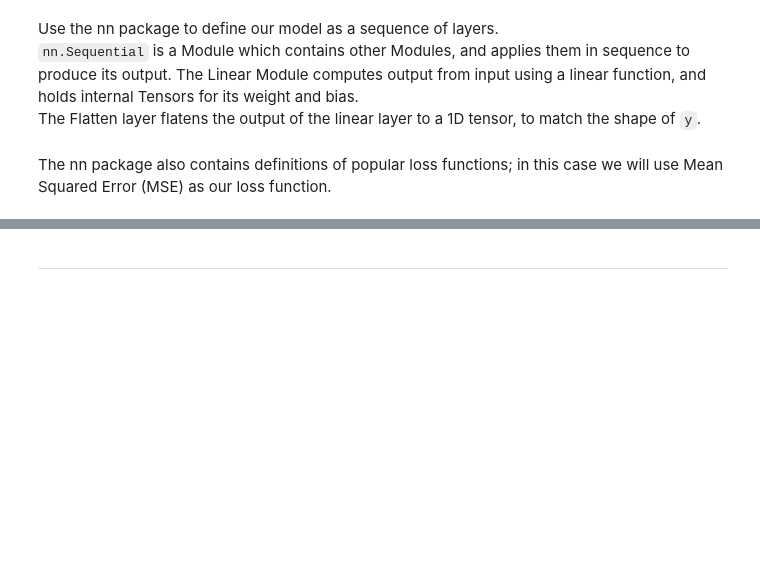
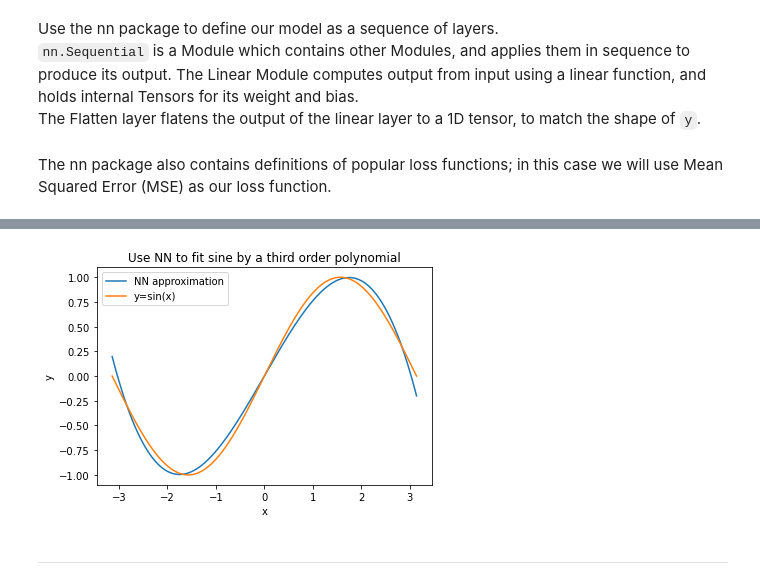
Before and after one commit to YuSun058/PyTorch-Tutorials, a Jupyter notebook: Examples/fit_sine_with_third_order_polynomial.ipynb, the cells around one changed output, grey strips where cells are left out. Saved outputs shown, nothing was run; the diff lists cells and outputs as text; code cells hidden in the pictures; blank space fills up the shorter version.

Commit message:
update fit sine function

```diff
--- a/Examples/fit_sine_with_third_order_polynomial.ipynb
+++ b/Examples/fit_sine_with_third_order_polynomial.ipynb
@@ -133,3 +133,21 @@ The third order polynomial aproximation of sine function is :
+# %%
+import matplotlib.pyplot as plt
+import numpy as np
+import math
+
+x_np = x.detach().numpy()
+y_pred_np = y_pred.detach().numpy()
+# %%
+plt.figure()
+plt.plot(x_np, y_pred_np, label='NN approximation')
+plt.plot(x_np, np.sin(x_np), label='y=sin(x)')
+plt.xlabel("x")
+plt.ylabel("y")
+plt.legend()
+plt.title("Use NN to fit sine by a third order polynomial")
+plt.show()
+# %% [output]
+[figure, added]
 # %% [markdown]
 ___
 # %% [markdown]
```
Also changed, not shown: parts of 10 cells of this notebook, 1 other file.
